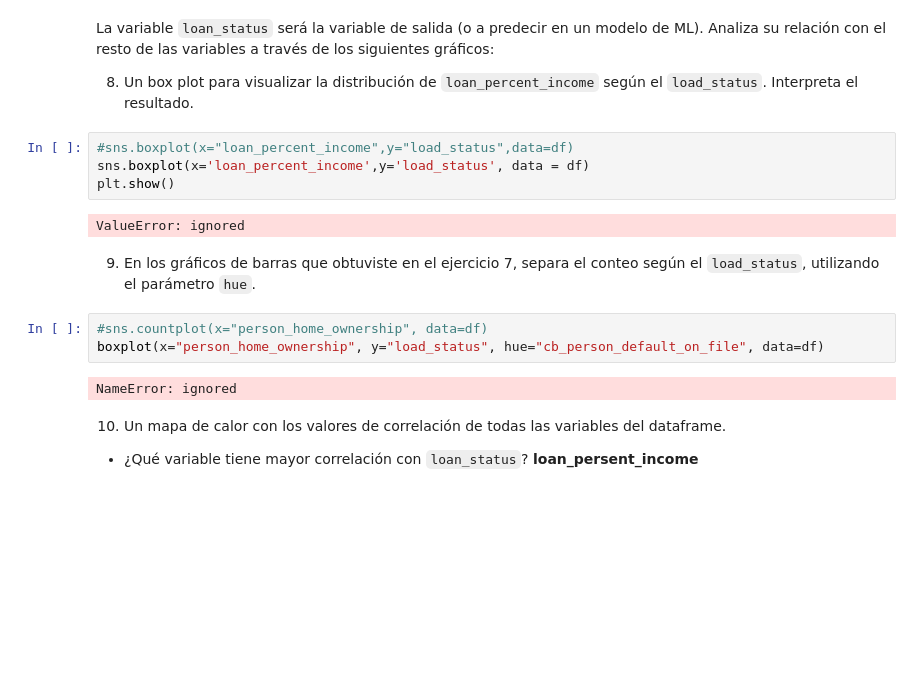
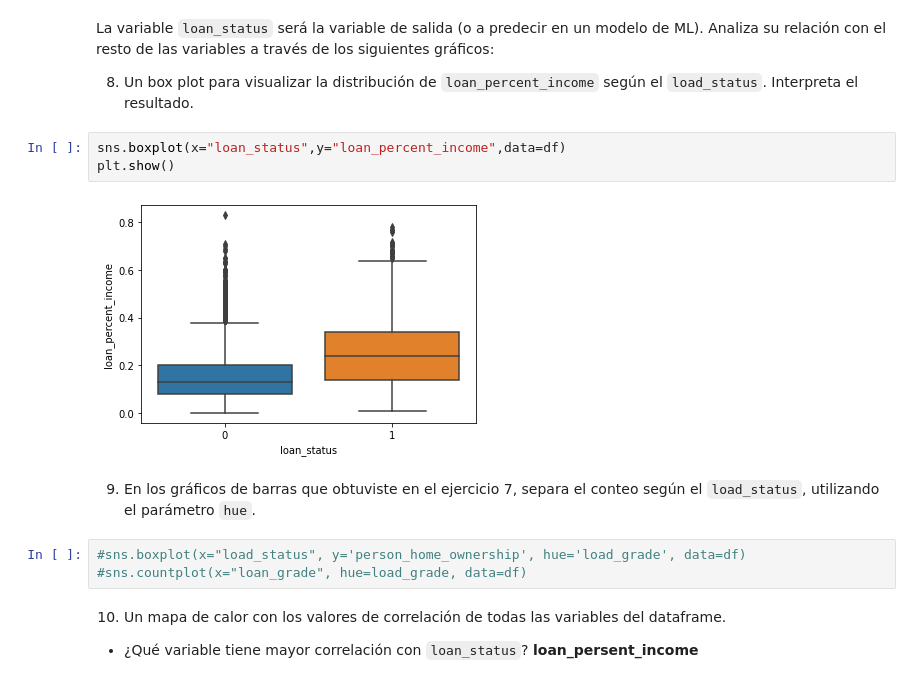
Before and after one commit to CastilloGabriela/Hands-On-Data-Preprocessing-in-Python, a Jupyter notebook: Actividad4EDA.ipynb, the cells around one changed output. Saved outputs shown, nothing was run; the diff lists cells and outputs as text; blank space fills up the shorter version.

```diff
--- a/Actividad4EDA.ipynb
+++ b/Actividad4EDA.ipynb
@@ -366,18 +366,15 @@ La variable `loan_status` será la variable de salida (o a predecir en un modelo
 
 8. Un box plot para visualizar la distribución de `loan_percent_income` según el `load_status`. Interpreta el resultado.
 # %%
-#sns.boxplot(x="loan_percent_income",y="load_status",data=df)
-sns.boxplot(x='loan_percent_income',y='load_status', data = df)
+sns.boxplot(x="loan_status",y="loan_percent_income",data=df)
 plt.show()
 # %% [output]
-ValueError: ignored
+[figure, added]
 # %% [markdown]
  9. En los gráficos de barras que obtuviste en el ejercicio 7, separa el conteo según el `load_status`, utilizando el parámetro `hue`.
-# %%
-#sns.countplot(x="person_home_ownership", data=df)
-boxplot(x="person_home_ownership", y="load_status", hue="cb_person_default_on_file", data=df)
-# %% [output]
-NameError: ignored
+# %%
+#sns.boxplot(x="load_status", y='person_home_ownership', hue='load_grade', data=df)
+#sns.countplot(x="loan_grade", hue=load_grade, data=df)
 # %% [markdown]
 10. Un mapa de calor con los valores de correlación de todas las variables del dataframe.
 *   ¿Qué variable tiene mayor correlación con `loan_status`? **loan_persent_income**
```
Also changed, not shown: parts of 1 cell of this notebook.
